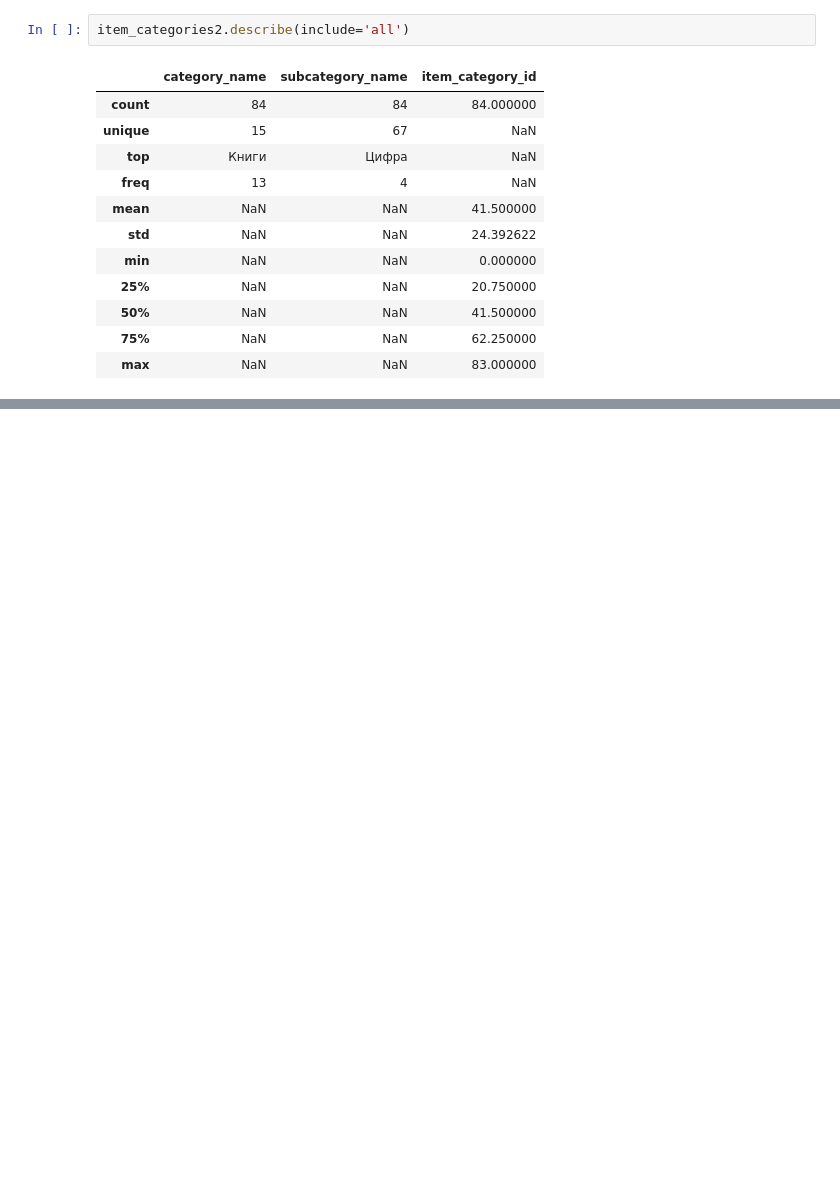
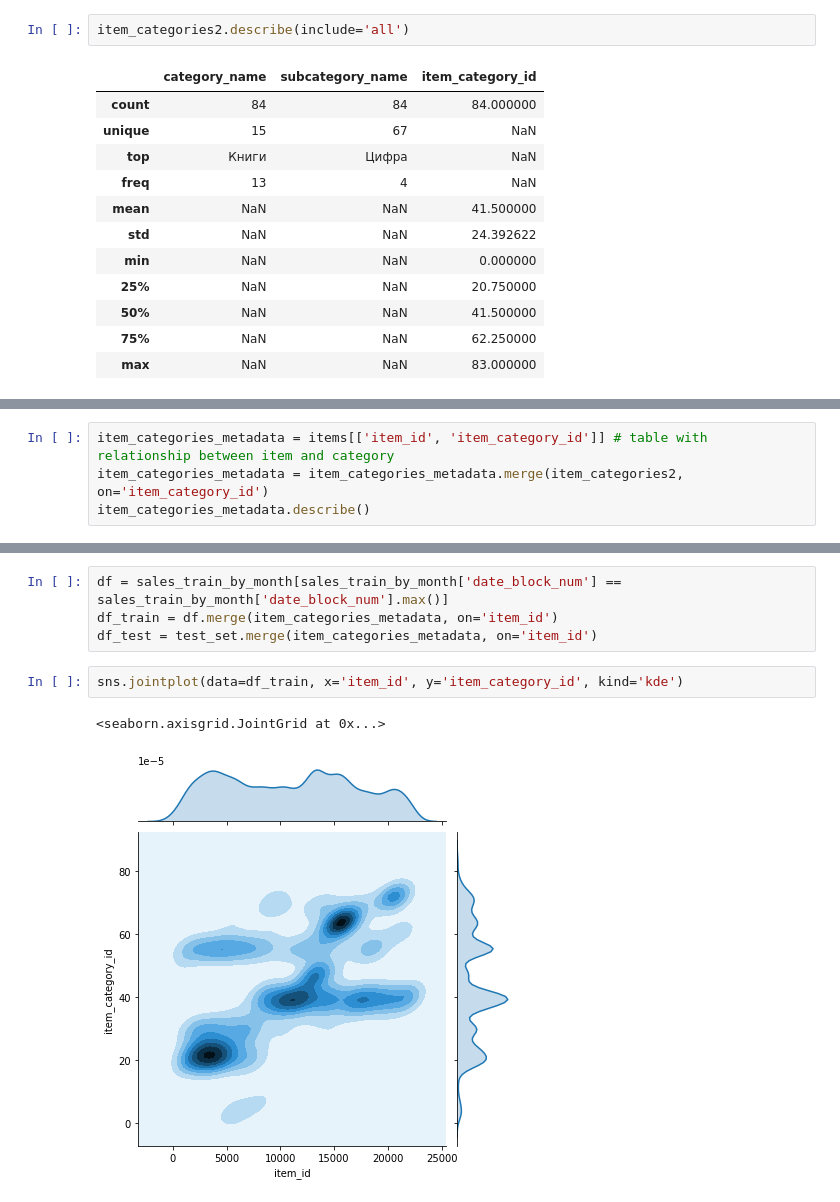
Before and after one commit to caioaao/hse-aml-final-project, a Jupyter notebook: notebooks/02-EDA.ipynb, the cells around one changed output, grey strips where cells are left out. Cells and saved outputs as stored; diff of their text form; blank space fills up the shorter version.

Commit message:
eda category metadata

```diff
--- a/notebooks/02-EDA.ipynb
+++ b/notebooks/02-EDA.ipynb
@@ -169,0 +174,4 @@ item_categories2.describe(include='all')
+# %%
+item_categories_metadata = items[['item_id', 'item_category_id']] # table with relationship between item and category
+item_categories_metadata = item_categories_metadata.merge(item_categories2, on='item_category_id')
+item_categories_metadata.describe()
@@ -169,0 +188,9 @@ item_categories2.describe(include='all')
+# %%
+df = sales_train_by_month[sales_train_by_month['date_block_num'] == sales_train_by_month['date_block_num'].max()]
+df_train = df.merge(item_categories_metadata, on='item_id')
+df_test = test_set.merge(item_categories_metadata, on='item_id')
+# %%
+sns.jointplot(data=df_train, x='item_id', y='item_category_id', kind='kde')
+# %% [output]
+<seaborn.axisgrid.JointGrid at 0x...>
+[figure, added]
```
Also changed, not shown: parts of 10 cells of this notebook.
